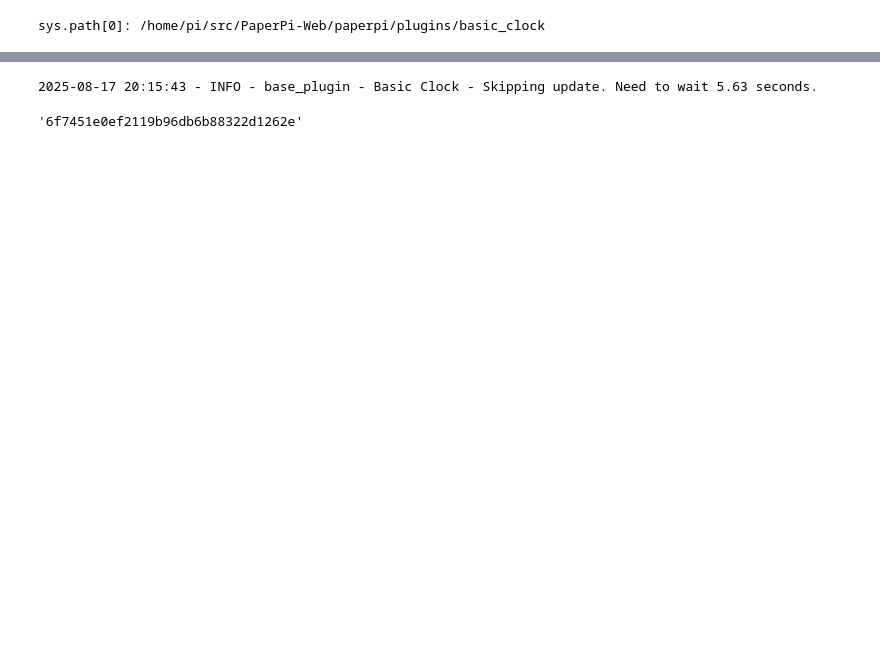
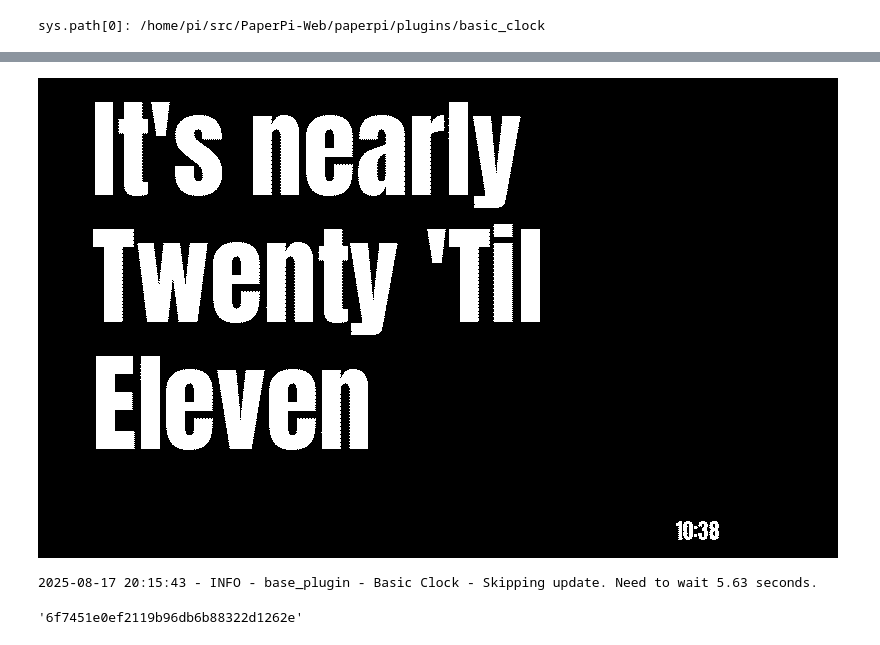
Before and after one commit to txoof/PaperPi-Web, a Jupyter notebook: paperpi/library/plugin_manager.ipynb, the cells around one changed output, grey strips where cells are left out. Saved outputs shown, nothing was run; the diff lists cells and outputs as text; code cells hidden in the pictures; blank space fills up the shorter version.

```diff
--- a/paperpi/library/plugin_manager.ipynb
+++ b/paperpi/library/plugin_manager.ipynb
@@ -463,0 +505,6 @@ p.records[0].obj.update_data()
+# %%
+p._advance_rotation()
+print("FG#3", p._foreground().plugin)
+p._foreground().obj.update()
+p._foreground().obj.image
+# %% [output]
@@ -464,3 +513,4 @@ p.records[0].obj.update_data()
+[figure, added]
 # %%
 p.records[1].obj.update()
 
```
Also changed, not shown: parts of 6 cells of this notebook, 1 other file.
